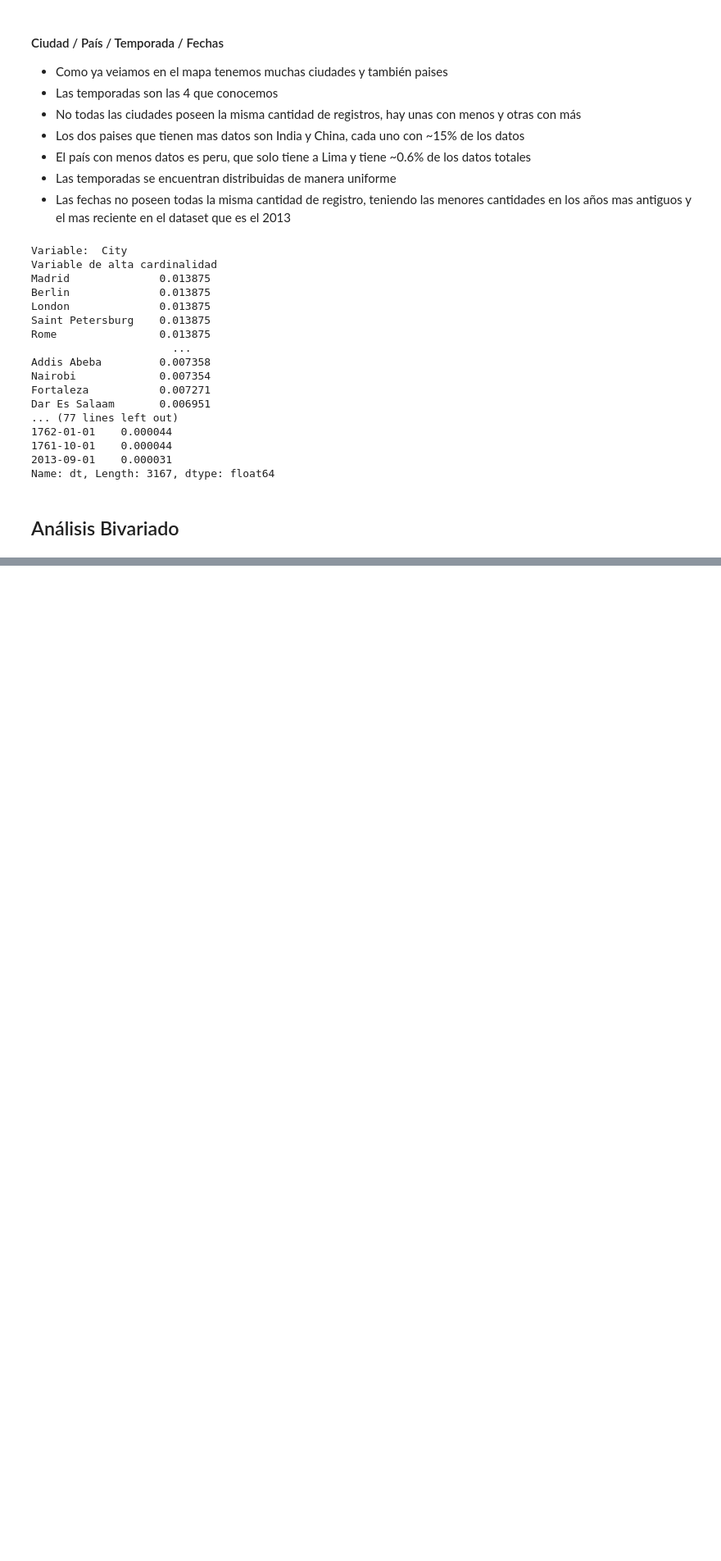
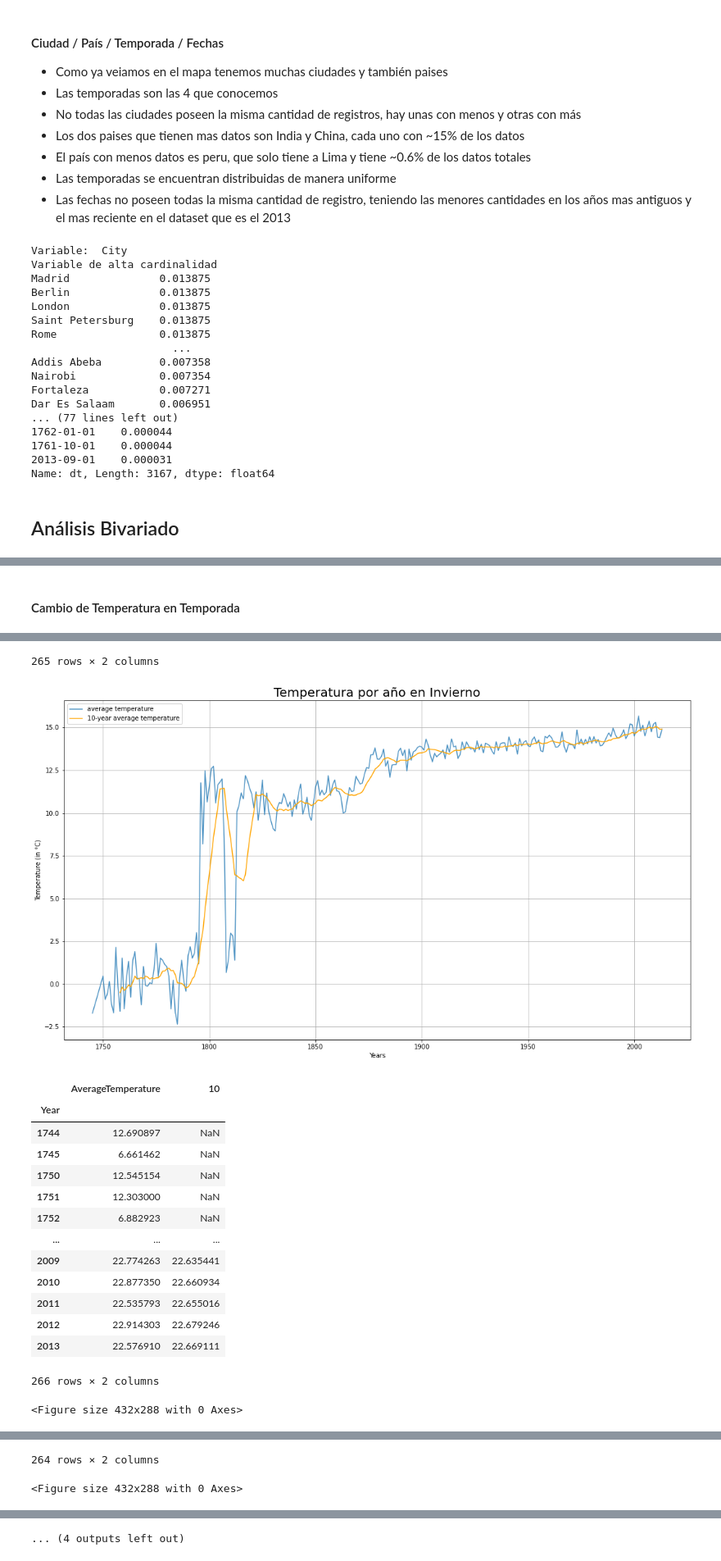
Before and after one commit to G4ll4rd0/ClimaGlobalPAD_O2022, a Jupyter notebook: TemperaturesByMCAnalisis.ipynb, the cells around one changed output, grey strips where cells are left out. Shown at 82% size. Drawn from its saved outputs; the diff is of its cells as text; code cells hidden in the pictures; blank space fills up the shorter version.

```diff
--- a/TemperaturesByMCAnalisis.ipynb
+++ b/TemperaturesByMCAnalisis.ipynb
@@ -287,0 +387,28 @@ Name: dt, Length: 3167, dtype: float64
+# %% [markdown]
+#### Cambio de Temperatura en Temporada
+# %%
+seasonList = data.Season.unique().tolist()
+
+for season in seasonList:
+    tempData = data.loc[data.Season == season]
+    tempData['Year'] = pd.DatetimeIndex(tempData['dt']).year
+    graphData = tempData.groupby('Year')['AverageTemperature'].mean().reset_index()
+    temperature_px = graphData['AverageTemperature']
+    graphData['10'] = temperature_px.rolling(window=10).mean()
+
+    graphData.set_index('Year', inplace = True)
+
+    display(graphData)
+
+    plt.figure(figsize=(18,10))
+    ax = plt.subplot()
+    ax.plot(graphData['AverageTemperature'], alpha=0.8, label='average temperature')
+    ax.plot(graphData['10'], color="orange", label='10-year average temperature')
+    plt.xlabel('Years')
+    plt.ylabel('Temperature (in °C)')
+    plt.title(f'Temperatura por año en {season}', fontsize = 20)
+    plt.grid()
+    plt.legend()
+    plt.show()
+    plt.clf()
+# %% [output]
@@ -287,0 +428,17 @@ Name: dt, Length: 3167, dtype: float64
+265 rows × 2 columns
+[figure, added]
+|  | AverageTemperature | 10 |
+| Year |  |  |
+| 1744 | 12.690897 | NaN |
+| 1745 | 6.661462 | NaN |
+| 1750 | 12.545154 | NaN |
+| 1751 | 12.303000 | NaN |
+| 1752 | 6.882923 | NaN |
+| ... | ... | ... |
+| 2009 | 22.774263 | 22.635441 |
+| 2010 | 22.877350 | 22.660934 |
+| 2011 | 22.535793 | 22.655016 |
+| 2012 | 22.914303 | 22.679246 |
+| 2013 | 22.576910 | 22.669111 |
+266 rows × 2 columns
+<Figure size 432x288 with 0 Axes>
@@ -287,0 +459,2 @@ Name: dt, Length: 3167, dtype: float64
+264 rows × 2 columns
+<Figure size 432x288 with 0 Axes>
@@ -287,0 +475 @@ Name: dt, Length: 3167, dtype: float64
+... (4 outputs left out)
```
Also changed, not shown: parts of 6 cells of this notebook.
